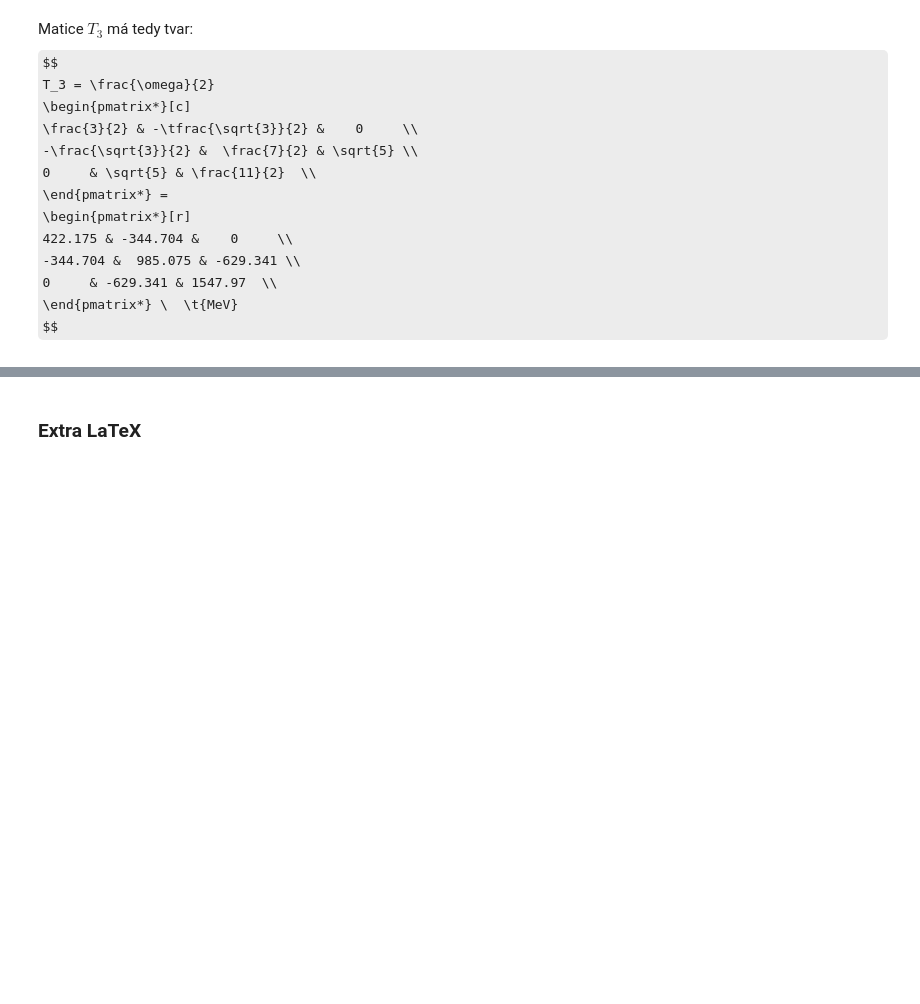
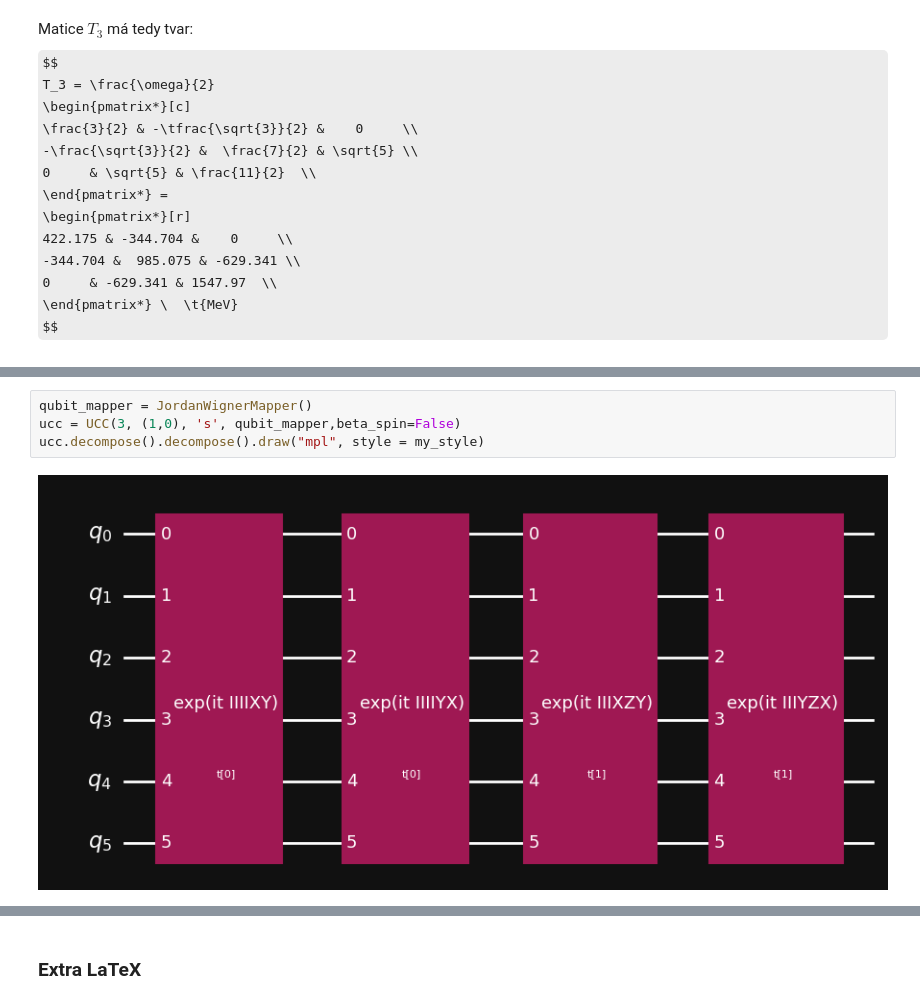
Before and after one commit to TheLittleRock/Charmonium-VQE, a Jupyter notebook: Charmonium.ipynb, the cells around one changed output, grey strips where cells are left out. Cells and saved outputs as stored; diff of their text form; some formulas as TeX source; blank space fills up the shorter version.

```diff
--- a/Charmonium.ipynb
+++ b/Charmonium.ipynb
@@ -298,0 +458,6 @@ $$
+# %%
+qubit_mapper = JordanWignerMapper()
+ucc = UCC(3, (1,0), 's', qubit_mapper,beta_spin=False)
+ucc.decompose().decompose().draw("mpl", style = my_style)
+# %% [output]
+[figure, added]
```
Also changed, not shown: parts of 31 cells of this notebook, 1 other file.
